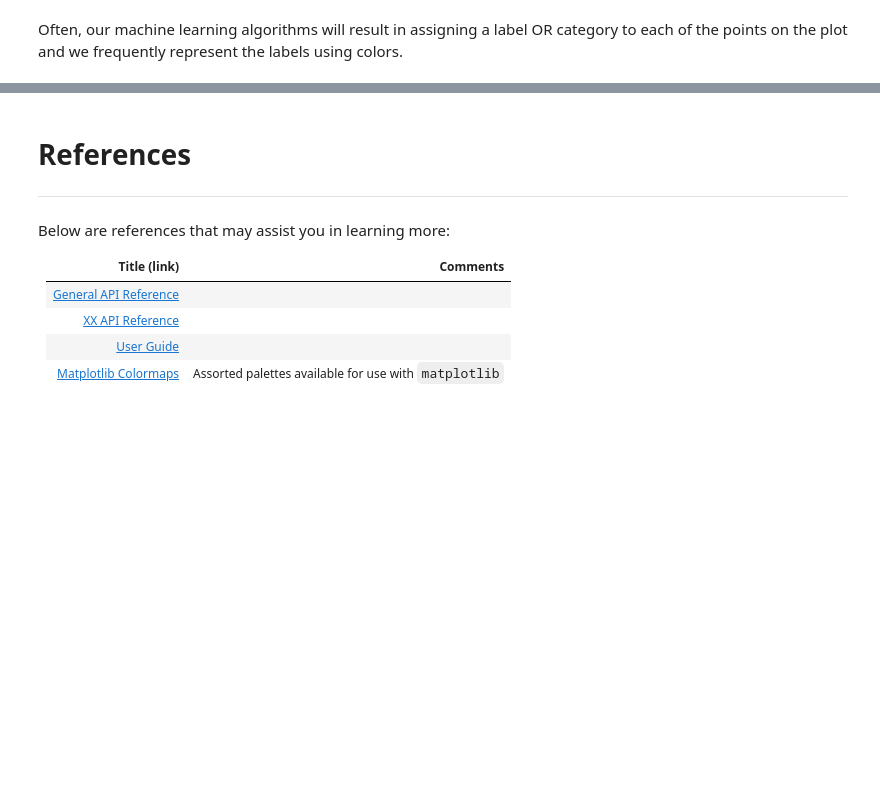
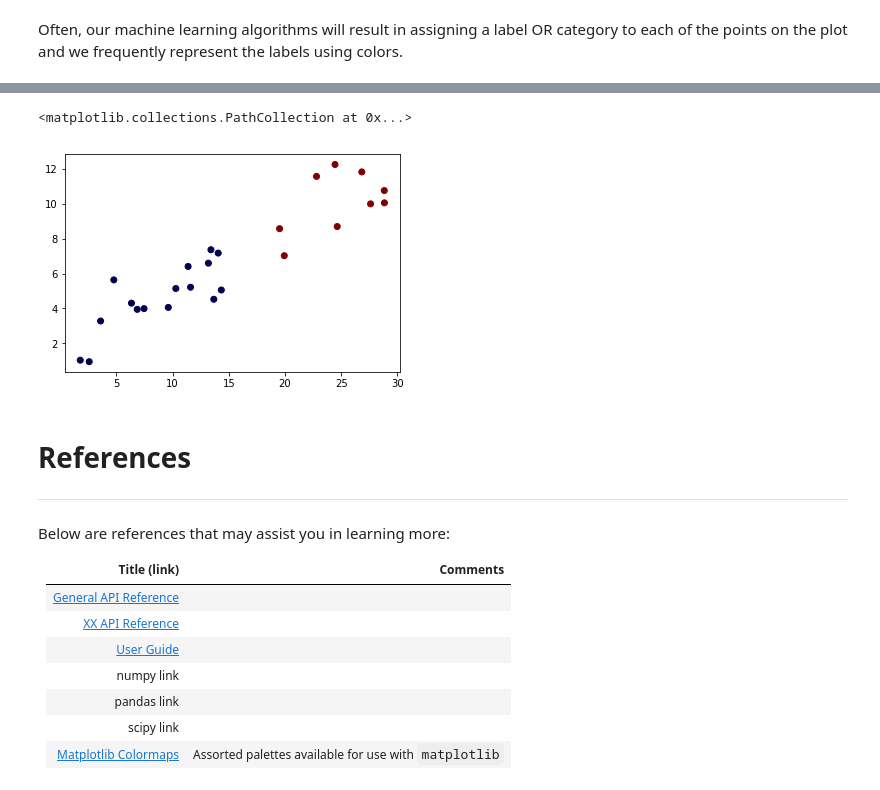
Before and after one commit to chalmerlowe/machine_learning, a Jupyter notebook: 02_data_handling/02_data_handling.ipynb, the cells around one changed output, grey strips where cells are left out. Saved outputs shown, nothing was run; the diff lists cells and outputs as text; code cells hidden in the pictures; blank space fills up the shorter version.

```diff
--- a/02_data_handling/02_data_handling.ipynb
+++ b/02_data_handling/02_data_handling.ipynb
@@ -409,8 +531,12 @@ As mentioned above, there are multiple `cmap`s. Each has specific characteristic
 
 For details on the various colormaps or palettes available, see [**matplotlib colormaps**](https://matplotlib.org/users/colormaps.html)
 # %%
-plt.scatter(X_train['x'], y_train['y'], c=categories, cmap='seismic')
-plt.show()
+plt.scatter(X_train, y_train,
+            c=labels,
+            cmap='seismic')
+# %% [output]
+<matplotlib.collections.PathCollection at 0x...>
+[figure, added]
 # %% [markdown]
 # References
 ---
@@ -422,4 +548,7 @@ Below are references that may assist you in learning more:
 |[General API Reference](https://scikit-learn.org/stable/modules/classes.html)||
 |[XX API Reference]()||
 |[User Guide]()||
+|numpy link||
+|pandas link||
+|scipy link||
 |[Matplotlib Colormaps](https://matplotlib.org/users/colormaps.html)|Assorted palettes available for use with `matplotlib`|
```
Also changed, not shown: parts of 55 cells of this notebook.
